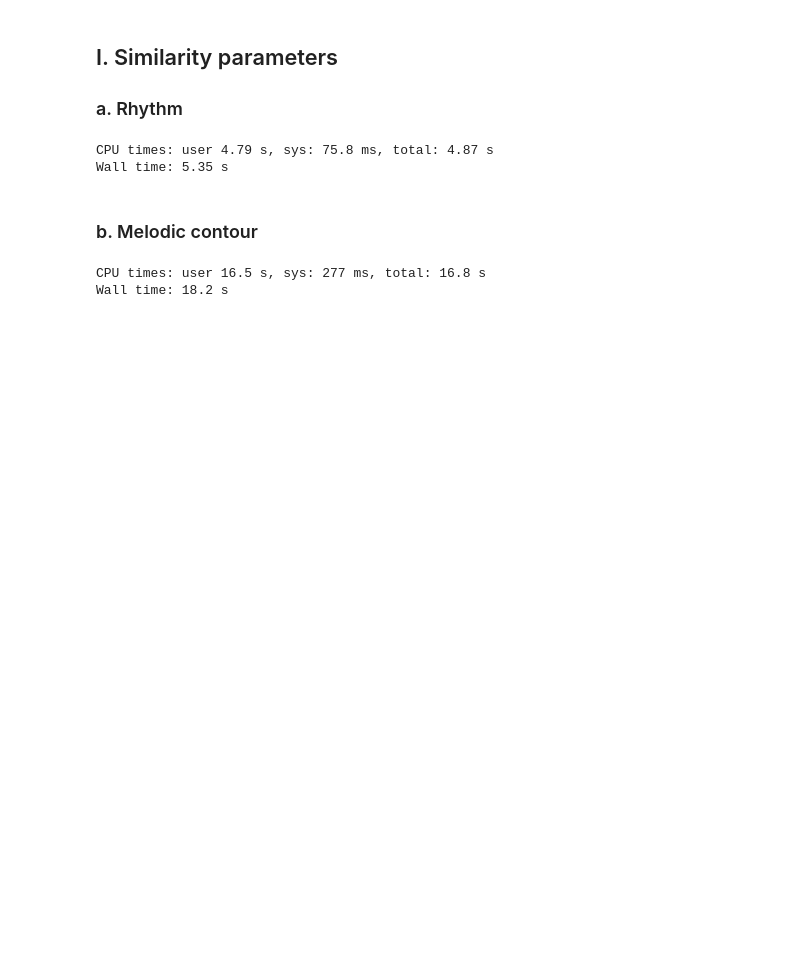
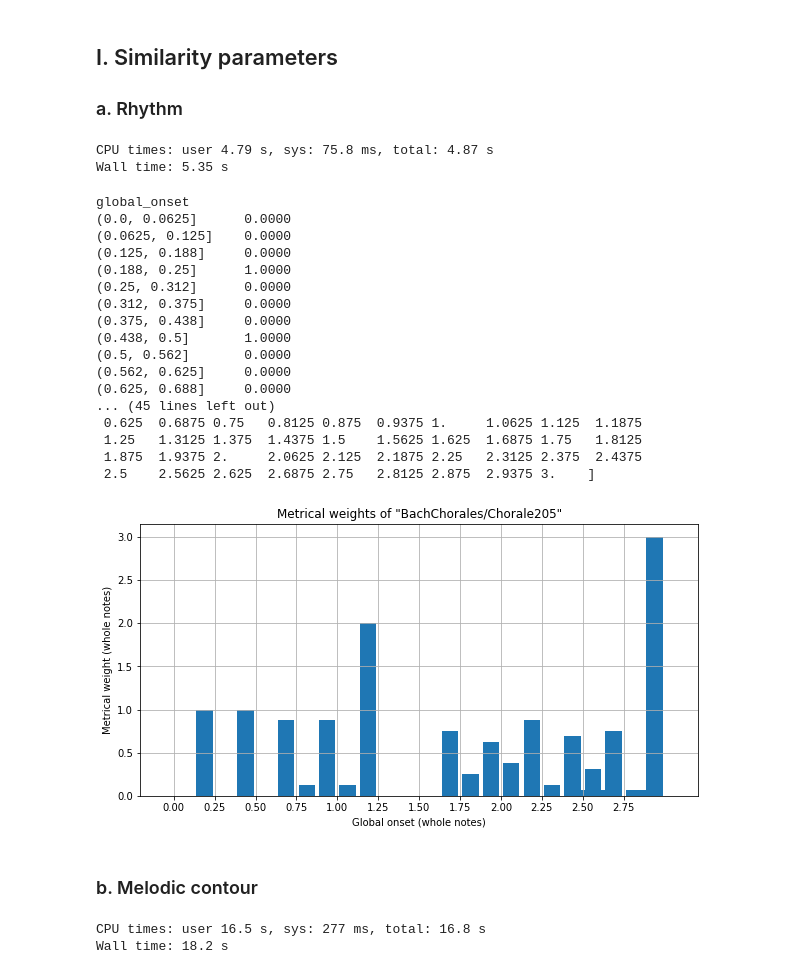
Before and after one commit to mikqs/digital-musicology, a Jupyter notebook: Group_6_A3/Group_6_A3.ipynb, the cells around one changed output. Drawn from its saved outputs; the diff is of its cells as text; code cells hidden in the pictures; blank space fills up the shorter version.

```diff
--- a/Group_6_A3/Group_6_A3.ipynb
+++ b/Group_6_A3/Group_6_A3.ipynb
@@ -113,6 +113,45 @@ for piece in piece_staffs.keys():
 # %% [output]
 CPU times: user 4.79 s, sys: 75.8 ms, total: 4.87 s
 Wall time: 5.35 s
+# %%
+random_piece = fermata_df['piece'].sample(n=1).item()
+
+last_onset = last_piece_onsets[random_piece]
+sampling_period = minimum_note_durations[random_piece]
+time_steps = np.arange(0, (last_onset+1e-10), sampling_period)
+summed_durations = summed_durations_dict[random_piece].values
+
+print(summed_durations_dict[random_piece])
+print(summed_durations)
+print(time_steps)
+
+plt.figure(figsize=(10, 5))
+plt.bar(time_steps, summed_durations, width=0.1)
+plt.xlabel('Global onset (whole notes)')
+plt.ylabel('Metrical weight (whole notes)')
+plt.xticks(np.arange(0, last_piece_onsets[random_piece], 0.25))
+plt.title(f'Metrical weights of "{random_piece}"')
+plt.grid()
+plt.show()
+# %% [output]
+global_onset
+(0.0, 0.0625]      0.0000
+(0.0625, 0.125]    0.0000
+(0.125, 0.188]     0.0000
+(0.188, 0.25]      1.0000
+(0.25, 0.312]      0.0000
+(0.312, 0.375]     0.0000
+(0.375, 0.438]     0.0000
+(0.438, 0.5]       1.0000
+(0.5, 0.562]       0.0000
+(0.562, 0.625]     0.0000
+(0.625, 0.688]     0.0000
+... (45 lines left out)
+ 0.625  0.6875 0.75   0.8125 0.875  0.9375 1.     1.0625 1.125  1.1875
+ 1.25   1.3125 1.375  1.4375 1.5    1.5625 1.625  1.6875 1.75   1.8125
+ 1.875  1.9375 2.     2.0625 2.125  2.1875 2.25   2.3125 2.375  2.4375
+ 2.5    2.5625 2.625  2.6875 2.75   2.8125 2.875  2.9375 3.    ]
+[figure, added]
 # %% [markdown]
 ### b. Melodic contour
 # %%
```
Also changed, not shown: parts of 2 cells of this notebook.
